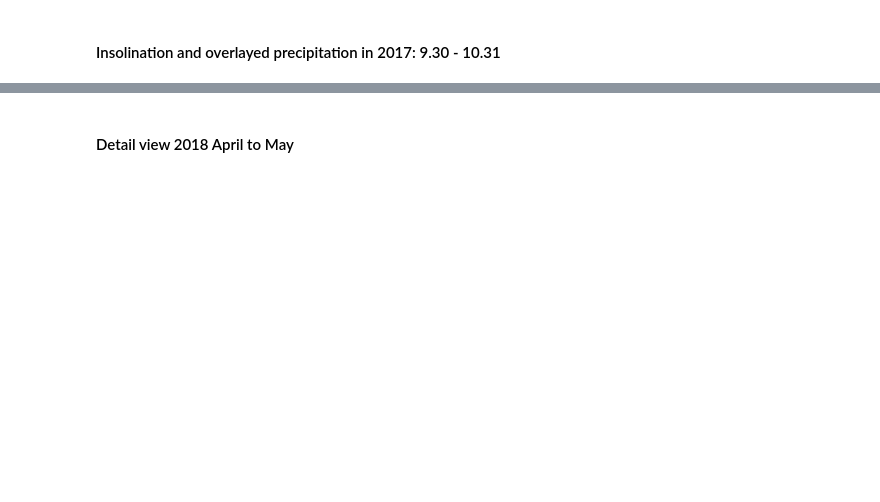
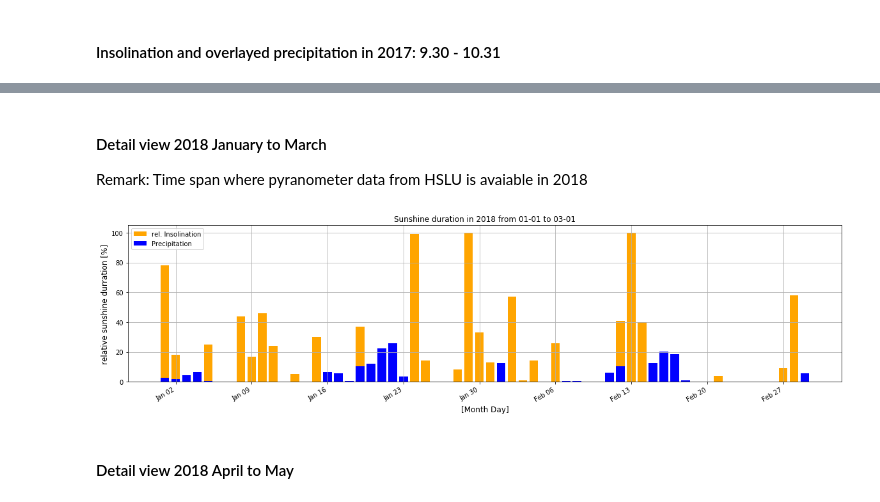
Before and after one commit to ahorv/python_scripts, a Jupyter notebook: precipitation/rainless_days_assessment.ipynb, the cells around one changed output, grey strips where cells are left out. Drawn from its saved outputs; the diff is of its cells as text; code cells hidden in the pictures; blank space fills up the shorter version.

```diff
--- a/precipitation/rainless_days_assessment.ipynb
+++ b/precipitation/rainless_days_assessment.ipynb
@@ -96,3 +94,32 @@ plt.gca().xaxis.set_major_formatter(plt.FixedFormatter(frmt))
+# %% [markdown]
+#### Detail view 2018 January to March
+Remark: Time span where pyranometer data from HSLU is avaiable in 2018
+# %%
+year  = '2018-'
+s_day = '01-01' # beginning of observation
+e_day = '03-01' # end of observation
+start = year + s_day
+end   = year + e_day
+
+s_precip_18 = s_precip.loc[start:end]
+s_rel_insol_18 = s_rel_insol.loc[start:end]
+
+fig, ax = plt.subplots(figsize=(20,5))
+ax.bar(s_rel_insol_18.index, s_rel_insol_18.values, label='rel. Insolination', color= 'orange')
+ax.bar(s_precip_18.index, s_precip_18.values, label='Precipitation', color= 'blue')
+
+ax.set_xlabel('[Month Day]', fontsize=12)
+ax.set_ylabel('relative sunshine durration [%]', fontsize=12)
+ax.set_title('Sunshine duration in {} from {} to {}'.format(year.strip('-'),s_day,e_day))
+ax.legend(loc='upper left')
+ax.grid(b=None, which='major', axis='both')
+
+ax.xaxis.set_major_locator(mdates.WeekdayLocator())
+#ax.xaxis.set_major_locator(mdates.DayLocator())
+ax.xaxis.set_major_formatter(mdates.DateFormatter('%b %d'))
+fig.autofmt_xdate()
+# %% [output]
+[figure, added]
 # %% [markdown]
 #### Detail view 2018 April to May
 # %%
```
Also changed, not shown: parts of 8 cells of this notebook, 3 other files.
